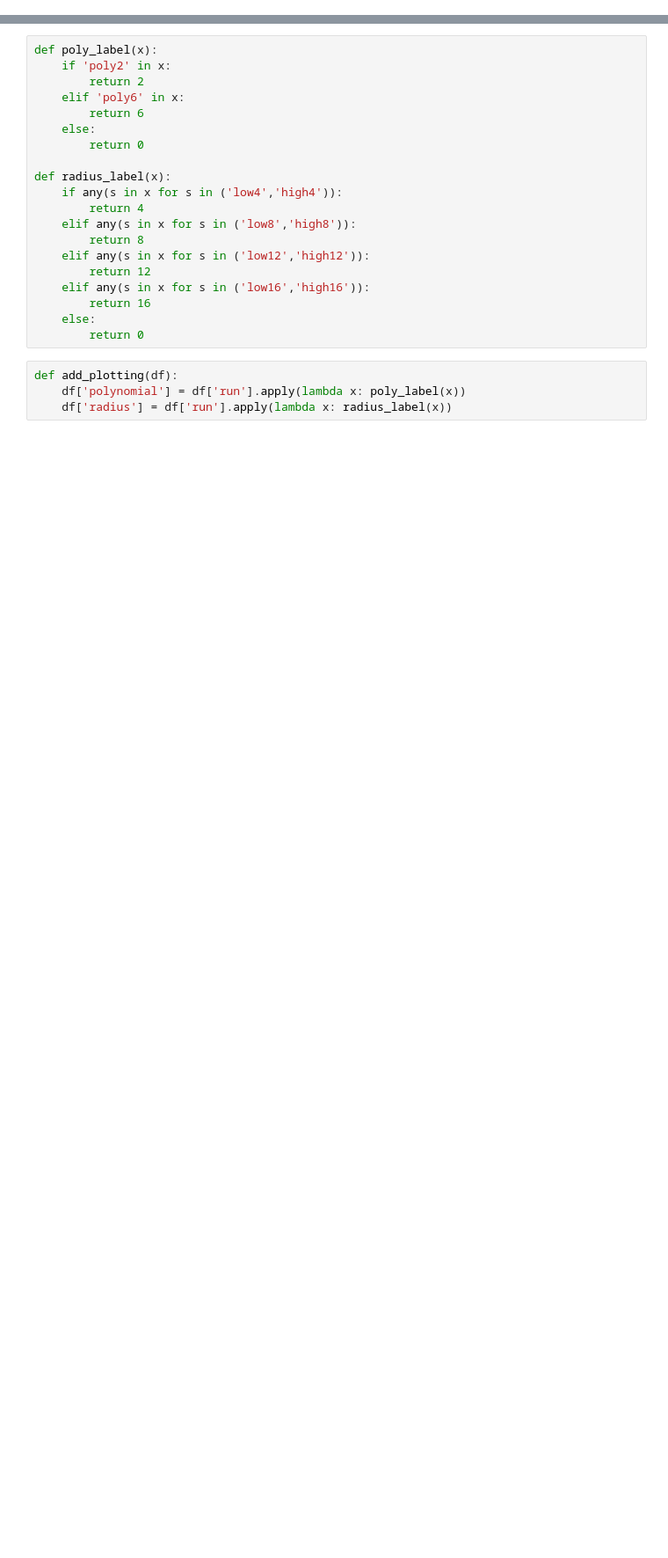
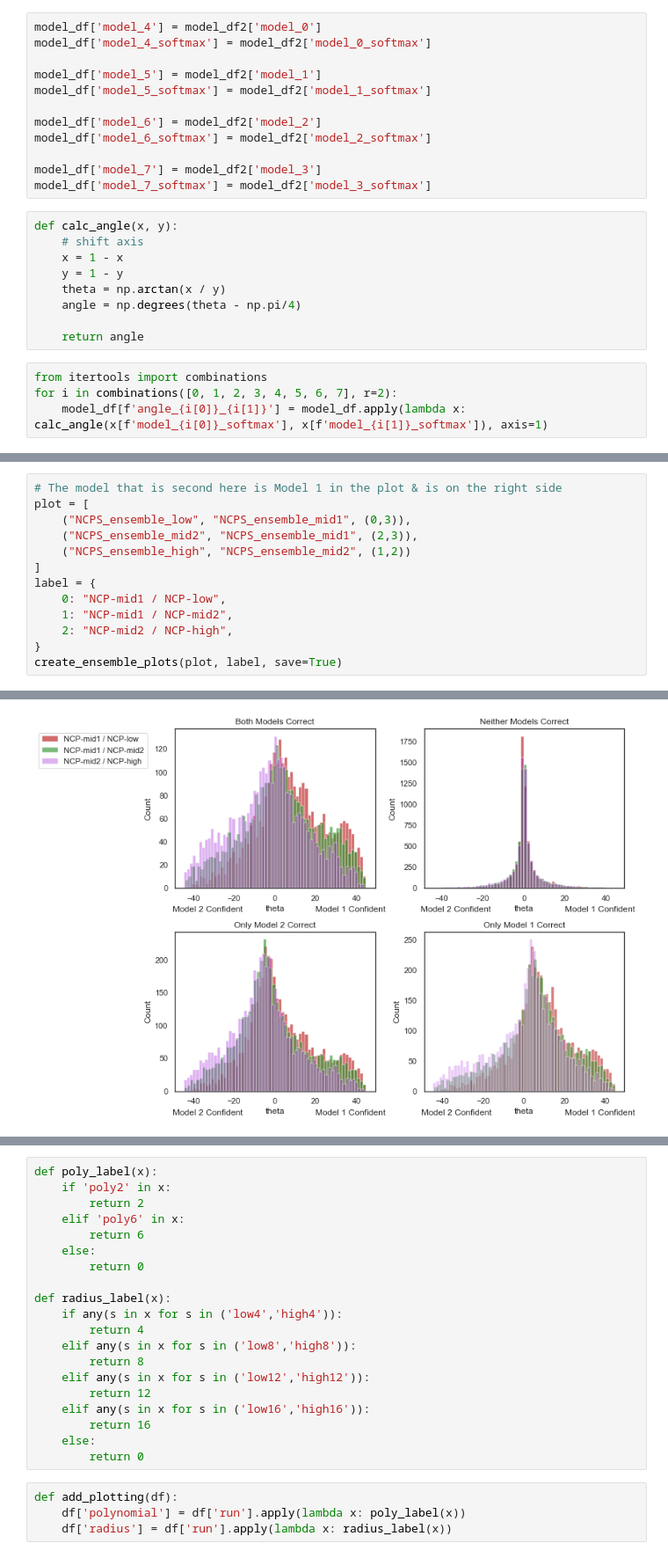
Before and after one commit to alec-flowers/dynamic_poly_nn, a Jupyter notebook: plotting.ipynb, the cells around one changed output, grey strips where cells are left out. Shown at 88% size. Drawn from its saved outputs; the diff is of its cells as text; blank space fills up the shorter version.

```diff
--- a/plotting.ipynb
+++ b/plotting.ipynb
@@ -12,0 +49,25 @@ import matplotlib.pyplot as plt
+# %%
+model_df['model_4'] = model_df2['model_0']
+model_df['model_4_softmax'] = model_df2['model_0_softmax']
+
+model_df['model_5'] = model_df2['model_1']
+model_df['model_5_softmax'] = model_df2['model_1_softmax']
+
+model_df['model_6'] = model_df2['model_2']
+model_df['model_6_softmax'] = model_df2['model_2_softmax']
+
+model_df['model_7'] = model_df2['model_3']
+model_df['model_7_softmax'] = model_df2['model_3_softmax']
+# %%
+def calc_angle(x, y):
+    # shift axis
+    x = 1 - x
+    y = 1 - y
+    theta = np.arctan(x / y)
+    angle = np.degrees(theta - np.pi/4)
+
+    return angle
+# %%
+from itertools import combinations
+for i in combinations([0, 1, 2, 3, 4, 5, 6, 7], r=2):
+    model_df[f'angle_{i[0]}_{i[1]}'] = model_df.apply(lambda x: calc_angle(x[f'model_{i[0]}_softmax'], x[f'model_{i[1]}_softmax']), axis=1)
@@ -12,0 +184,14 @@ import matplotlib.pyplot as plt
+# %%
+# The model that is second here is Model 1 in the plot & is on the right side
+plot = [
+    ("NCPS_ensemble_low", "NCPS_ensemble_mid1", (0,3)),
+    ("NCPS_ensemble_mid2", "NCPS_ensemble_mid1", (2,3)),
+    ("NCPS_ensemble_high", "NCPS_ensemble_mid2", (1,2))
+]
+label = {
+    0: "NCP-mid1 / NCP-low",
+    1: "NCP-mid1 / NCP-mid2",
+    2: "NCP-mid2 / NCP-high",
+}
+create_ensemble_plots(plot, label, save=True)
+# %% [output]
@@ -12,0 +199 @@ import matplotlib.pyplot as plt
+[figure, added]
```
Also changed, not shown: parts of 40 cells of this notebook.
